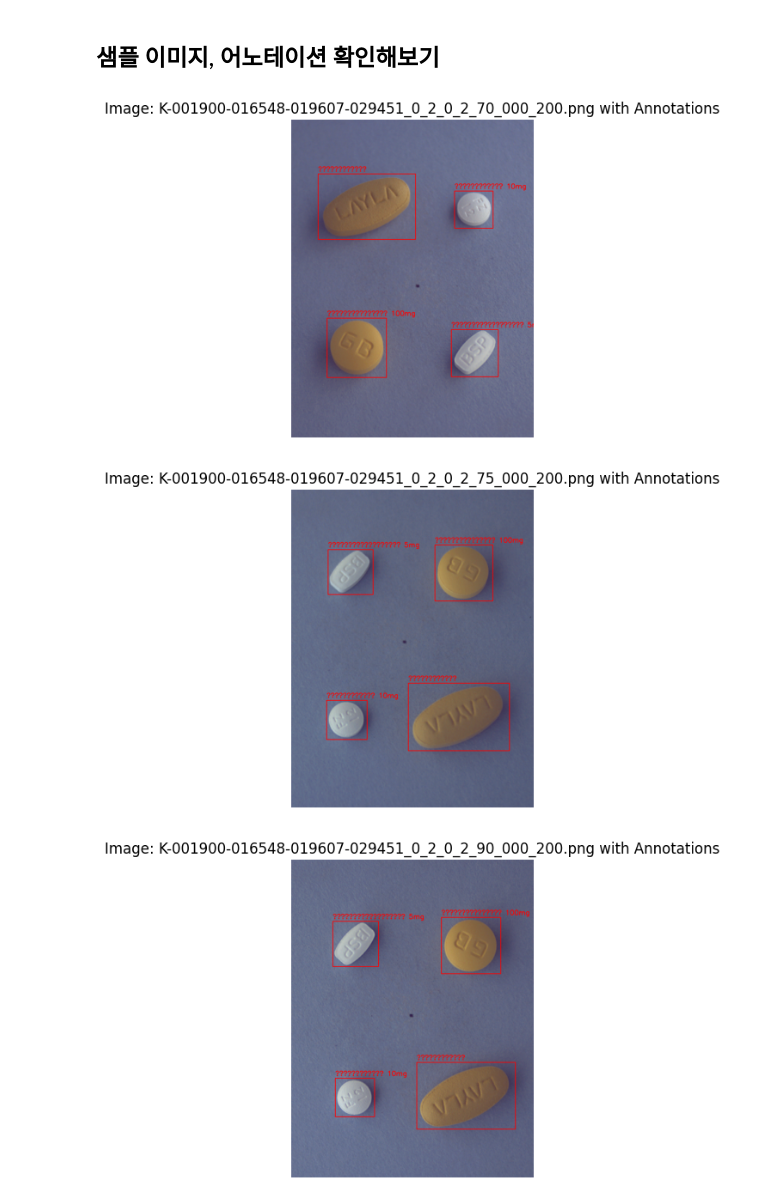
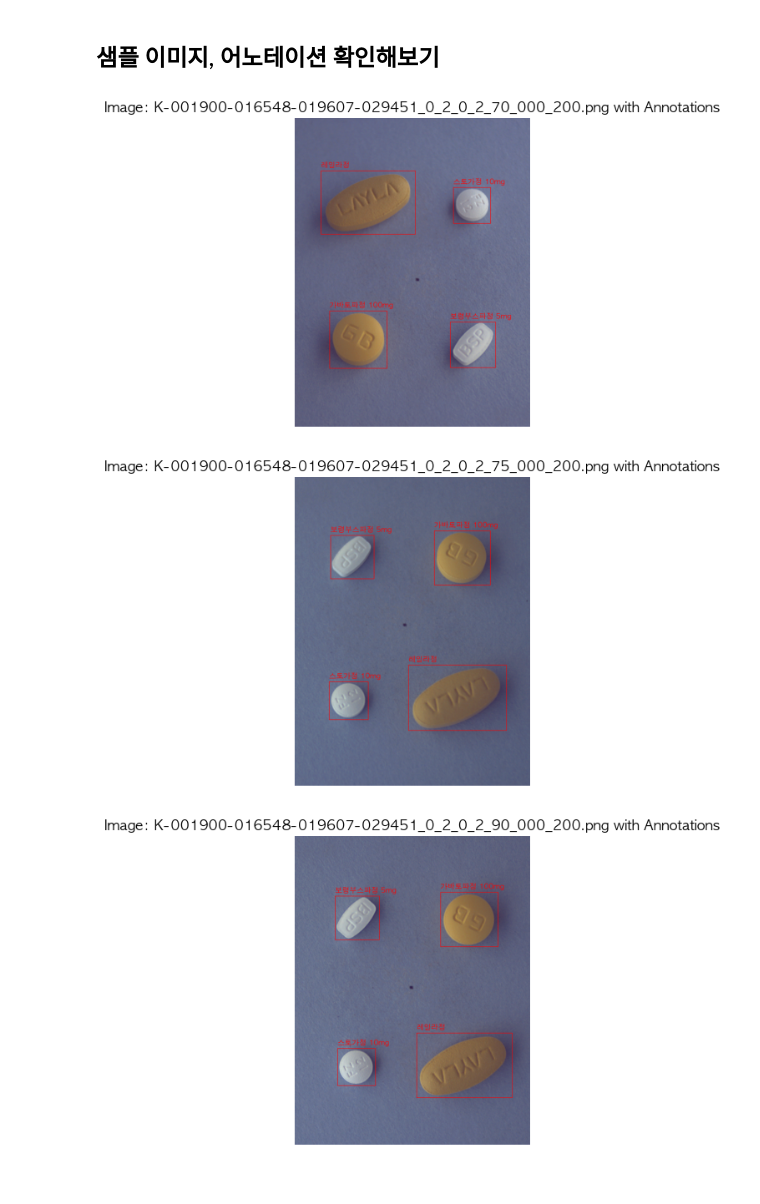
Before and after one commit to yulesn/pill-detection-ai, a Jupyter notebook: notebooks/20260910_yoojung_eda.ipynb, the cells around one changed output. Cells and saved outputs as stored; diff of their text form; code cells hidden in the pictures.

```diff
--- a/notebooks/20260910_yoojung_eda.ipynb
+++ b/notebooks/20260910_yoojung_eda.ipynb
@@ -25,3 +30,14 @@ Train annotations path: /Users/codeit/dev/pill-detection-ai/data/raw/sprint_ai_p
+# %%
+# OS별 기본 폰트 설정
+if platform.system() == 'Darwin':  # macOS
+    plt.rc('font', family='AppleGothic')
+elif platform.system() == 'Windows':  # Windows
+    plt.rc('font', family='Malgun Gothic')
+elif platform.system() == 'Linux':  # Linux (나눔고딕 설치 필요)
+    plt.rc('font', family='NanumGothic')
+
+# 마이너스 기호 깨짐 방지
+plt.rc('axes', unicode_minus=False)
 # %% [markdown]
 ## 파일 수 확인
 # %%
@@ -122,33 +236,32 @@ annotation 없는 이미지 수: 0
 # %% [markdown]
 ## 샘플 이미지, 어노테이션 확인해보기
 # %%
-import matplotlib.pyplot as plt
-import cv2
-
+#이미지와 해당 이미지의 annotation을 시각화
 def show_image_with_annotaions(image_file):
-    """이미지와 해당 이미지의 annotation을 시각화."""
-    image = cv2.imread(image_file)
-    image = cv2.cvtColor(image, cv2.COLOR_BGR2RGB)
+    image = Image.open(image_file)
+    draw = ImageDraw.Draw(image)
+    font_path = fm.findfont(fm.FontProperties(family='AppleGothic'))  # macOS용
+    font = ImageFont.truetype(font_path, size=30)
 
     # 해당 이미지의 annotation 가져오기
     image_annotaions = ann_df[ann_df["file_name"] == image_file.name]
 
     # annotation 그리기
     for annotaion in image_annotaions.itertuples():
         x, y, w, h = annotaion.bbox_x, annotaion.bbox_y, annotaion.bbox_w, annotaion.bbox_h
         category_name = annotaion.category_name
-        cv2.rectangle(image, (int(x), int(y)), (int(x + w), int(y + h)), (255, 0, 0), 2)
-        cv2.putText(image, category_name, (int(x), int(y) - 10), cv2.FONT_HERSHEY_SIMPLEX, 0.9, (255, 0, 0), 2)
+        draw.rectangle([x, y, x + w, y + h], outline="red", width=2)
+        draw.text((x, y - 40), category_name, font=font, fill="red")
 
     plt.imshow(image)
     plt.axis('off')
     plt.title(f"Image: {image_file.name} with Annotations")
     plt.show()
 
-
+# 3개 실험삼아 시각화
 for i in range(3):
     show_image_with_annotaions(train_image_files[i])
 # %% [output]
-[figure, old version]
+[figure, new version]
-[figure, old version]
+[figure, new version]
-[figure, old version]
+[figure, new version]
```
Also changed, not shown: parts of 17 cells of this notebook.
